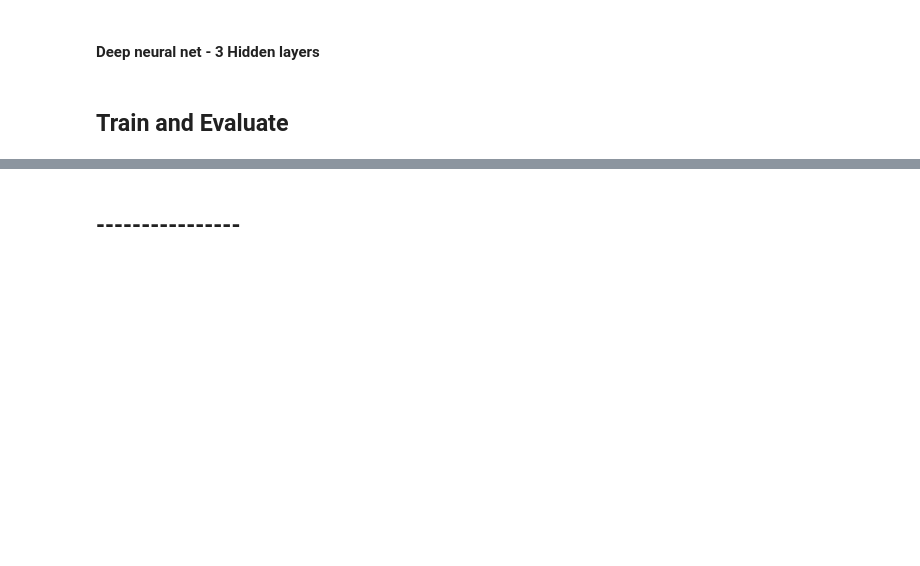
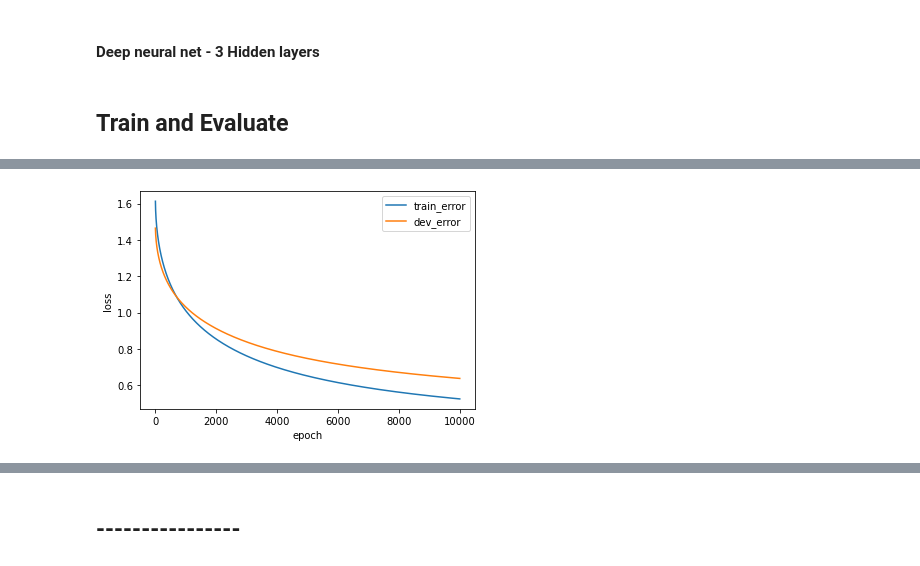
Before and after one commit to OmerHefets/basic_dl_projects, a Jupyter notebook: Iris dataset.ipynb, the cells around one changed output, grey strips where cells are left out. Saved outputs shown, nothing was run; the diff lists cells and outputs as text; code cells hidden in the pictures; blank space fills up the shorter version.

```diff
--- a/Iris dataset.ipynb
+++ b/Iris dataset.ipynb
@@ -390,0 +446,12 @@ calculate_accuracy(model=logistic_model_sgd, data=dev_dataset_torch.X, labels=de
+# %%
+train_model(train_dataset=train_dataset_torch,
+            dev_dataset=dev_dataset_torch,
+            model=logistic_model_adagrad,
+            defined_optimizer="adagrad",
+            loss_function=logistic_model_adagrad.loss_function,
+            epochs=epochs,
+            lr=learning_rate,
+            print_loss_values=False,
+            print_loss_graph=True)
+# %% [output]
+[figure, added]
```
Also changed, not shown: parts of 28 cells of this notebook.
